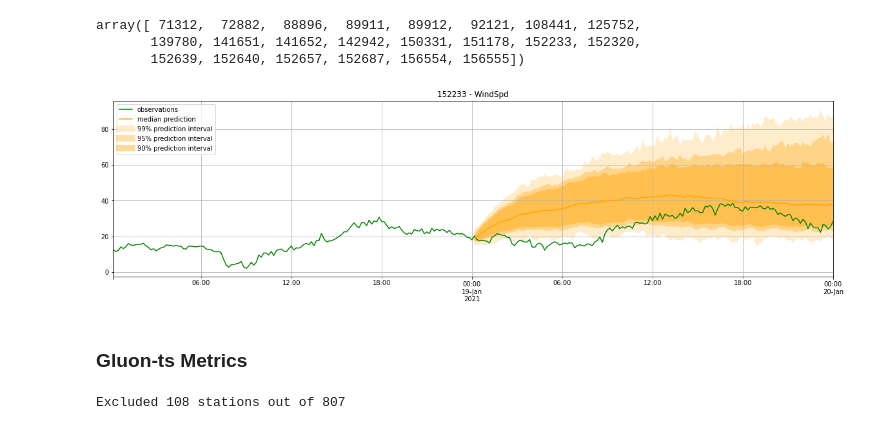
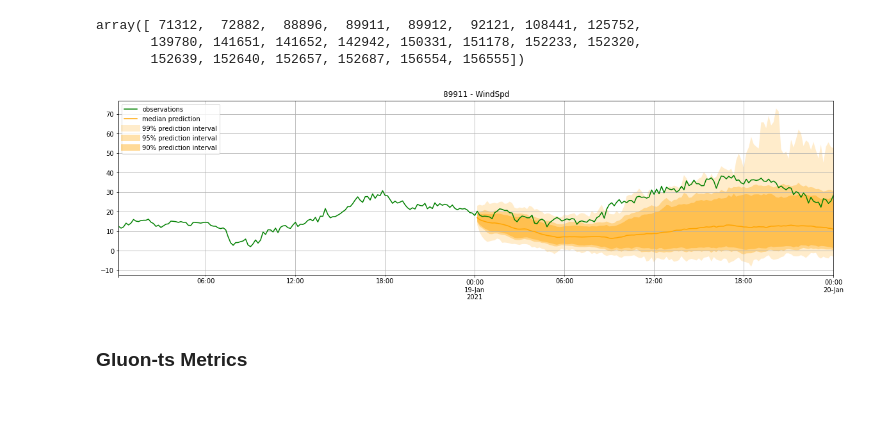
Before and after one commit to tomityrrell/psps-analysis, a Jupyter notebook: notebooks/Gluon-TS-SCE.ipynb, the cells around one changed output. Saved outputs shown, nothing was run; the diff lists cells and outputs as text; code cells hidden in the pictures.

```diff
--- a/notebooks/Gluon-TS-SCE.ipynb
+++ b/notebooks/Gluon-TS-SCE.ipynb
@@ -225,6 +225,11 @@ from gluonts.model.deepvar import DeepVAREstimator
 wr_gts = wr.copy()
 wr_gts.drop_duplicates(subset = ["Id"] + wr_ts_columns + wr_dt_columns, inplace=True)
 wr_gts.set_index(["Time"], inplace=True)
+# %%
+# Filter out weather stations with < 7 days worth of data
+wr_gts_id_counts = wr_gts.groupby("Id").count().RelHum
+wr_gts_ids = wr_gts_id_counts[wr_gts_id_counts > 1008].index
+wr_gts = wr_gts[wr_gts.Id.isin(wr_gts_ids)]
 # %%
 training_time_cutoff = "2021-01-19 00:00:00"
 testing_time_cutoff = "2021-01-20 00:00:00"
@@ -373,32 +380,28 @@ stss = list(sts_it)
 # %%
 plot_length = 2*6*24
 prediction_intervals = [90,95,99]
 legend = ["observations", "median prediction"] + [f"{k}% prediction interval" for k in prediction_intervals][::-1]
 
 fig, ax = plt.subplots(1, 1, figsize=(20, 5))
 
 i = 1
 stss[i][-plot_length:].plot(ax=ax, color="green")  # plot the time series
 sforecasts[i].plot(prediction_intervals=prediction_intervals, color='orange')
 
 # plt.ylim(0,40)
-plt.title("{} - {}".format(test_station, wr_ts_columns[i]))
+plt.title("{} - {}".format(test_station_id, wr_ts_columns[i]))
 plt.grid(which="both")
 plt.legend(legend, loc="upper left")
 # plt.savefig("../images/204_wind_3day.png")
 plt.show()
 # %% [output]
-[figure, old version]
+[figure, new version]
 # %% [markdown]
 ### Gluon-ts Metrics
 # %%
 all_single_test_datasets = []
 excluded = 0
 for (station_id, df) in wr_gts.groupby("Id"):
-    # Excluded stations with insufficient readings
-    if len(df.index) < 1009:
-        excluded +=1
-        continue
     tss = df[wr_ts_columns].transpose().iterrows()
     for (c, ts) in tss:
         all_single_test_datasets.append({
@@ -408,9 +411,6 @@ for (station_id, df) in wr_gts.groupby("Id"):
             "feat_static_cat": [station_id],
             "feat_static_real": [df[wr_cat_real_columns[0]].unique()[0], df[wr_cat_real_columns[1]].unique()[0]] #lat, long
         })
-print("Excluded {} stations out of {}".format(excluded, wr.Id.unique().shape[0]))
-# %% [output]
-Excluded 108 stations out of 807
 # %%
 all_single_test_data = ListDataset(
     all_single_test_datasets,
```
Also changed, not shown: parts of 9 cells of this notebook, 6 other files.
